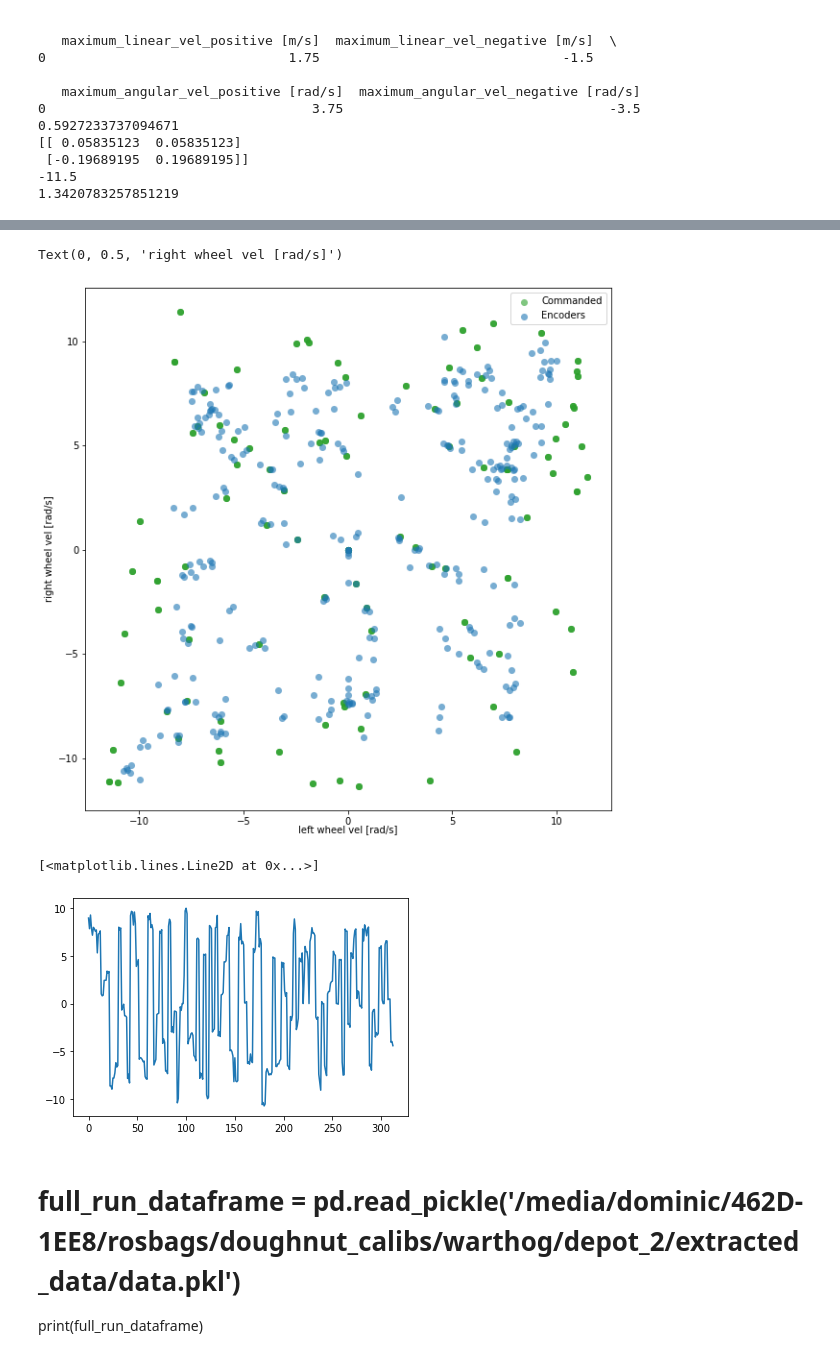
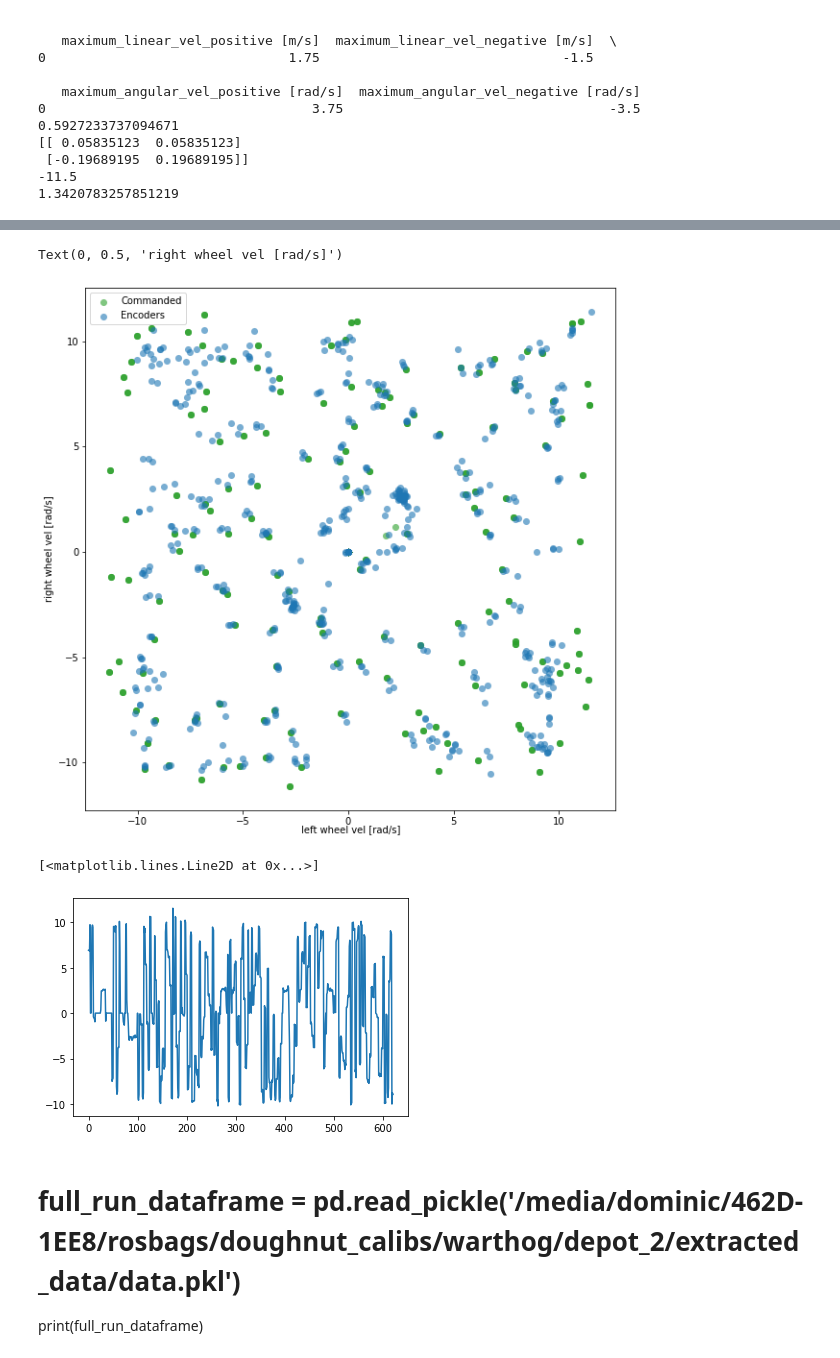
Before and after one commit to norlab-ulaval/norlab_WMRD, a Jupyter notebook: DB/plot_velocities.ipynb, the cells around one changed output, grey strips where cells are left out. Drawn from its saved outputs; the diff is of its cells as text; code cells hidden in the pictures.

Commit message:
now evaluating for marmotte

```diff
--- a/DB/plot_velocities.ipynb
+++ b/DB/plot_velocities.ipynb
@@ -15,5 +15,5 @@ from models.kinematic.ideal_diff_drive import Ideal_diff_drive
 # %%
-dataframe = pd.read_pickle('/home/dominic/repos/norlab_WMRD/data/marmotte/ga_8_12_2022_b/torch_dataset_all.pkl')
+dataframe = pd.read_pickle('/home/dominic/repos/norlab_WMRD/data/marmotte/grand_salon_12_12_a/torch_dataset_all.pkl')
 input_space_dataframe = pd.read_pickle('/home/dominic/repos/norlab_WMRD/data/marmotte/input_space/input_space_data.pkl')
 print(dataframe.columns)
 # %% [output]
@@ -304,8 +331,8 @@ Text(0, 0.5, 'command error')
 left_wheel_steady_state = fetch_steady_state_data('left_wheel_vel_38', dataframe, steady_state_array)
 right_wheel_steady_state = fetch_steady_state_data('right_wheel_vel_38', dataframe, steady_state_array)
 
-virtual_sampling = np.zeros((left_wheel_cmd_steady_state.shape[0], 2))
-cmd_wheel_vels = np.zeros((left_wheel_cmd_steady_state.shape[0], 2))
+virtual_sampling = np.zeros((left_wheel_steady_state.shape[0], 2))
+cmd_wheel_vels = np.zeros((left_wheel_steady_state.shape[0], 2))
 for i in range(0, virtual_sampling.shape[0]):
     virtual_sampling[i, :] = np.random.uniform(-11.5, 11.5, size=2)
     cmd_wheel_vels[i, :] = ideal_diff_drive.compute_wheel_vels(np.array([cmd_vx_steady_state[i], cmd_omega_steady_state[i]]))
@@ -331,14 +358,14 @@ cmd = ax.scatter(cmd_wheel_vels[:, 0], cmd_wheel_vels[:, 1],
                  rasterized=True)
 
 
-# encoders = ax.scatter(left_wheel_cmd_steady_state, right_wheel_cmd_steady_state,
-#                   c = 'C0',
-#                   cmap = 'hot',
-#                   alpha = alpha_plot,
-#                   lw=0,
-#                   s=50,
-#                   label='Encoders',
-#                  rasterized=True)
+encoders = ax.scatter(left_wheel_steady_state, right_wheel_steady_state,
+                  c = 'C0',
+                  cmap = 'hot',
+                  alpha = alpha_plot,
+                  lw=0,
+                  s=50,
+                  label='Encoders',
+                 rasterized=True)
 
 # virtual = ax.scatter(virtual_sampling[:, 0], virtual_sampling[:, 1],
 #                   c = 'C3',
@@ -355,12 +382,12 @@ ax.set_xlabel('left wheel vel [rad/s]', labelpad=-2)
 ax.set_ylabel('right wheel vel [rad/s]')
 # %% [output]
 Text(0, 0.5, 'right wheel vel [rad/s]')
-[figure, old version]
+[figure, new version]
 # %%
-plt.plot(left_wheel_cmd_steady_state)
+plt.plot(left_wheel_steady_state)
 # %% [output]
 [<matplotlib.lines.Line2D at 0x...>]
-[figure, old version]
+[figure, new version]
 # %% [markdown]
 # full_run_dataframe = pd.read_pickle('/media/dominic/462D-1EE8/rosbags/doughnut_calibs/warthog/depot_2/extracted_data/data.pkl')
 
```
Also changed, not shown: parts of 12 cells of this notebook, 23 other files.
